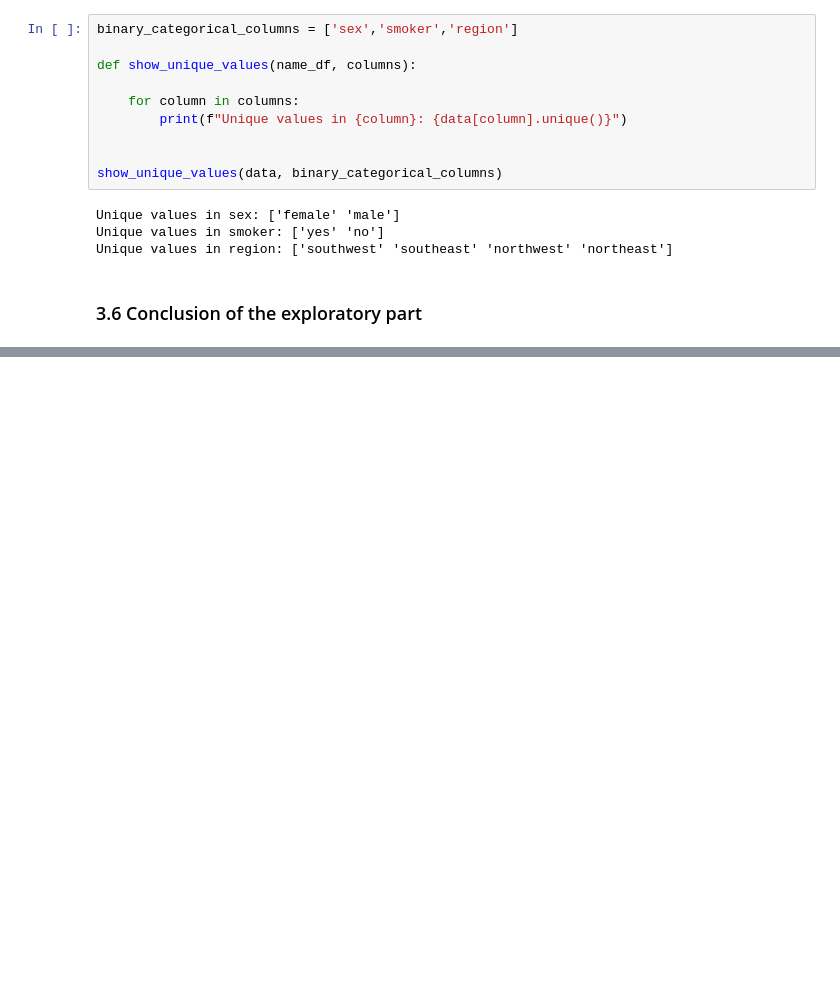
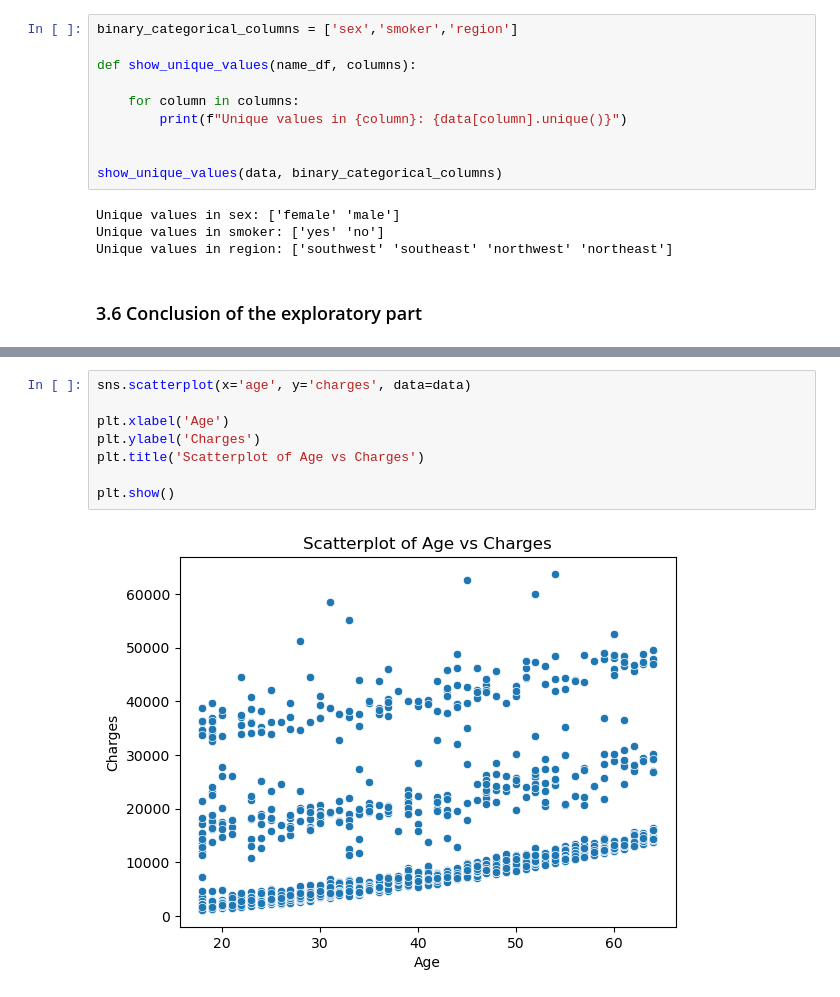
Before and after one commit to M21x1/PortfolioProjectUSMedicalInsurance36, a Jupyter notebook: us_medical_insurance_cost.ipynb, the cells around one changed output, grey strips where cells are left out. Drawn from its saved outputs; the diff is of its cells as text; blank space fills up the shorter version.

```diff
--- a/us_medical_insurance_cost.ipynb
+++ b/us_medical_insurance_cost.ipynb
@@ -152,0 +180,10 @@ Unique values in region: ['southwest' 'southeast' 'northwest' 'northeast']
+# %%
+sns.scatterplot(x='age', y='charges', data=data)
+
+plt.xlabel('Age')
+plt.ylabel('Charges')
+plt.title('Scatterplot of Age vs Charges')
+
+plt.show()
+# %% [output]
+[figure, added]
```
Also changed, not shown: parts of 16 cells of this notebook, 1 other file.
